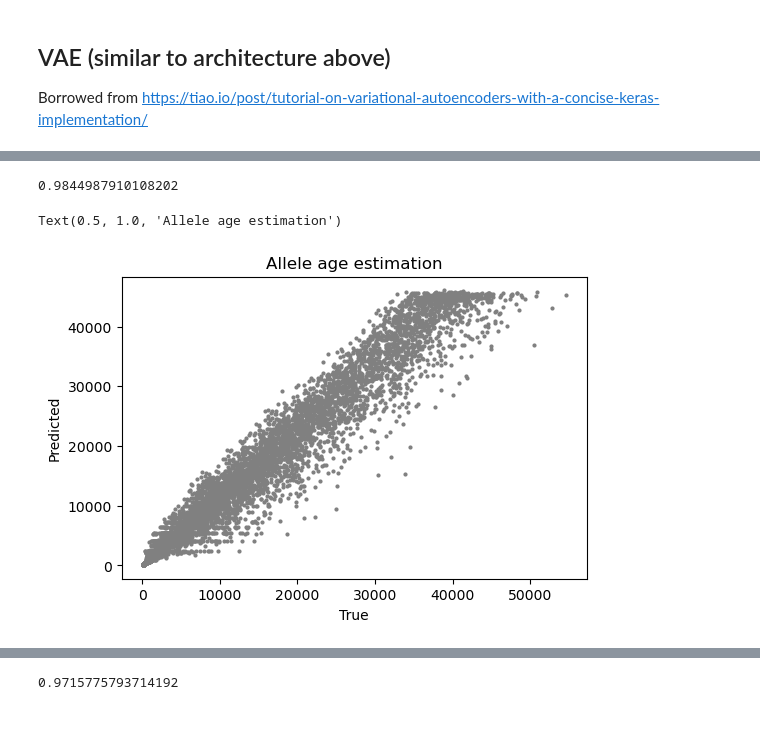
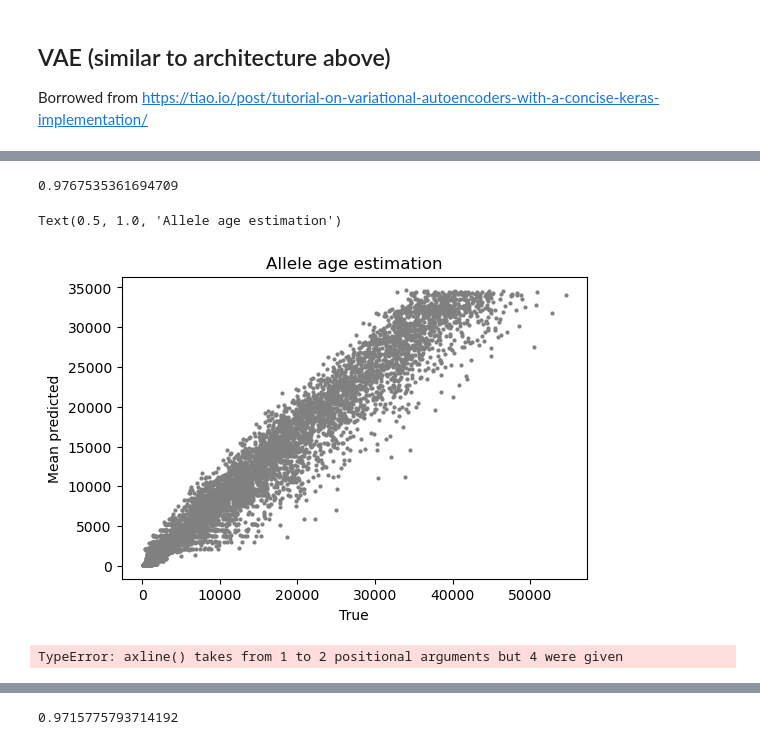
Before and after one commit to VivaswatS/selCoefEst, a Jupyter notebook: working_selCoefEst.ipynb, the cells around one changed output, grey strips where cells are left out. Drawn from its saved outputs; the diff is of its cells as text; code cells hidden in the pictures.

Commit message:
working VAE in tf/keras - high accuracy overall, low accuracy for edge cases

```diff
--- a/working_selCoefEst.ipynb
+++ b/working_selCoefEst.ipynb
@@ -13,5 +13,8 @@ import sys
 import matplotlib.pyplot as plt
 import pandas as pd
 from scipy.stats import norm
+from statsmodels.distributions.empirical_distribution import ECDF
 
-print(tf.__version__)
+# change matplotlib fonts
+plt.rcParams["font.family"] = "Arial"
+plt.rcParams["font.sans-serif"] = "Arial"
@@ -157,8 +158,8 @@ plt.plot(np.exp(np.ravel(test_labs)), np.exp(np.ravel(preds)), 'o',  color="grey
 
 Borrowed from https://tiao.io/post/tutorial-on-variational-autoencoders-with-a-concise-keras-implementation/
 # %%
-intermediate_dim = 48
-latent_dim = 2
+intermediate_dim = 128
+latent_dim = 32
 batch_size = 512
 epsilon_std = 1.0
 
@@ -206,4 +207,4 @@ decoder = keras.Sequential([
 
 x_pred = decoder(z)
 # symbolic representation
-encoder = keras.Model(x, z_mu)
+encoder = keras.Model(x, outputs=[z_mu, z_sigma])
@@ -250,2 +259,5 @@ array([[ 1.4860204 ,  0.9078547 ],
+# %%
+z_preds = encoder.predict(test_data)
+preds_mean_vae = decoder.predict(z_preds[0])
 # %%
 nsamps = 100
@@ -288,11 +282,11 @@ plot_history()
 # %%
-print(np.corrcoef(np.ravel(test_labs), np.ravel(preds))[0,1])
+print(np.corrcoef(np.exp(np.ravel(test_labs)), np.exp(np.ravel(preds_mean_vae)))[0,1])
 plt.figure(dpi=100)
 plt.ylabel('Mean predicted')
 plt.xlabel('True')
-plt.plot(np.exp(np.ravel(test_labs)), np.exp(np.ravel(np.mean(preds,1))), 'o',  color="grey", markersize=2)
+plt.plot(np.exp(np.ravel(test_labs)), np.exp(np.ravel(preds_mean_vae)), 'o',  color="grey", markersize=2)
 plt.title('Allele age estimation')
 # %% [output]
-0.9844987910108202
+0.9767535361694709
 Text(0.5, 1.0, 'Allele age estimation')
-[figure, old version]
+[figure, new version]
@@ -300,0 +293,8 @@ Text(0.5, 1.0, 'Allele age estimation')
+# %%
+## REMINDER: taking mean of predictions and then exponentiating is *different* from exponentiating and taking mean (former is lower than latter)
+plt.figure(dpi=100)
+plt.xlabel('Exp(Mean(Pred))')
+plt.ylabel('Mean(Exp(Pred))')
+plt.plot(np.exp(np.mean(preds_vae,0)), np.mean(np.exp(preds_vae),0), 'o',  color="grey", markersize=2)
+# %% [output]
+TypeError: axline() takes from 1 to 2 positional arguments but 4 were given
```
Also changed, not shown: parts of 16 cells of this notebook.
